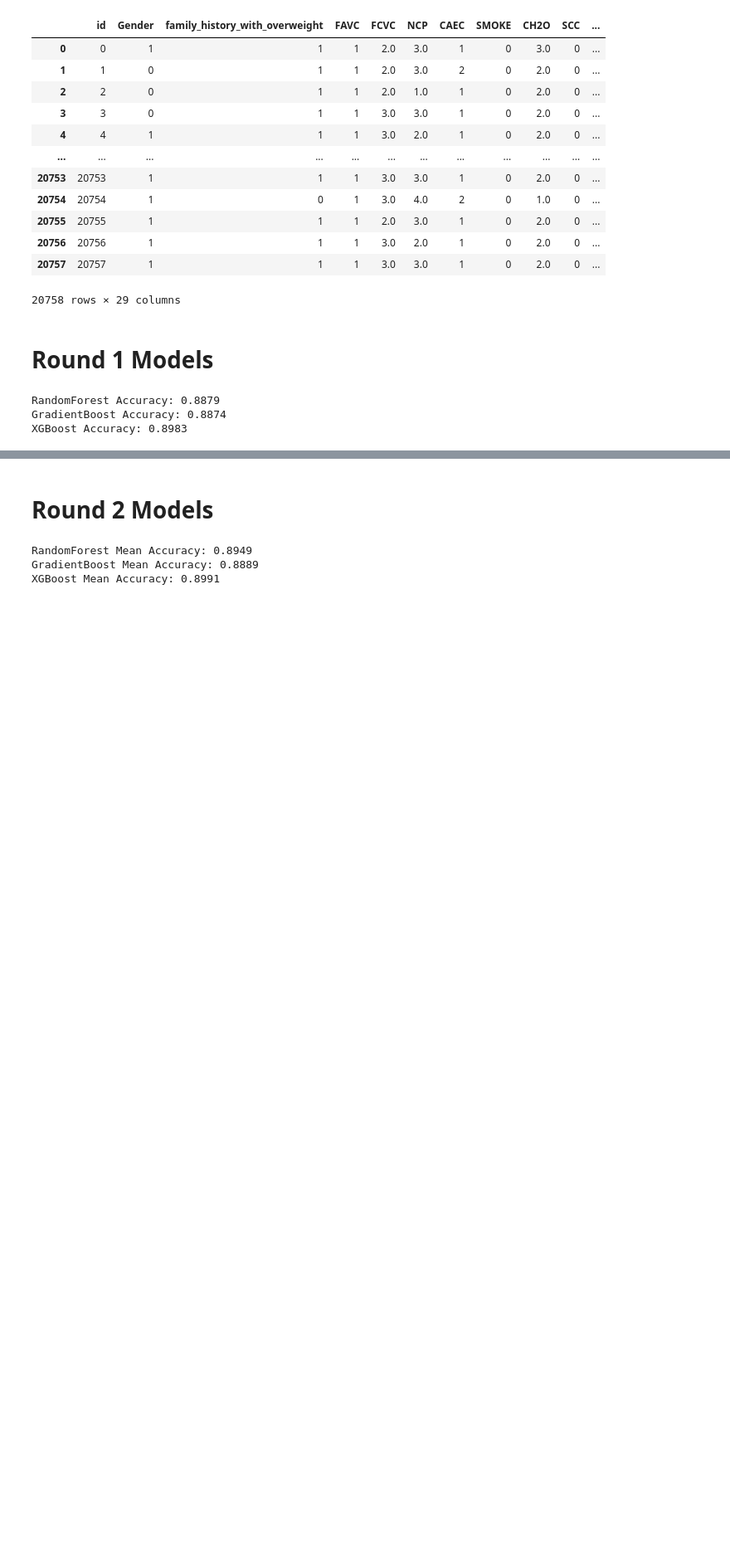
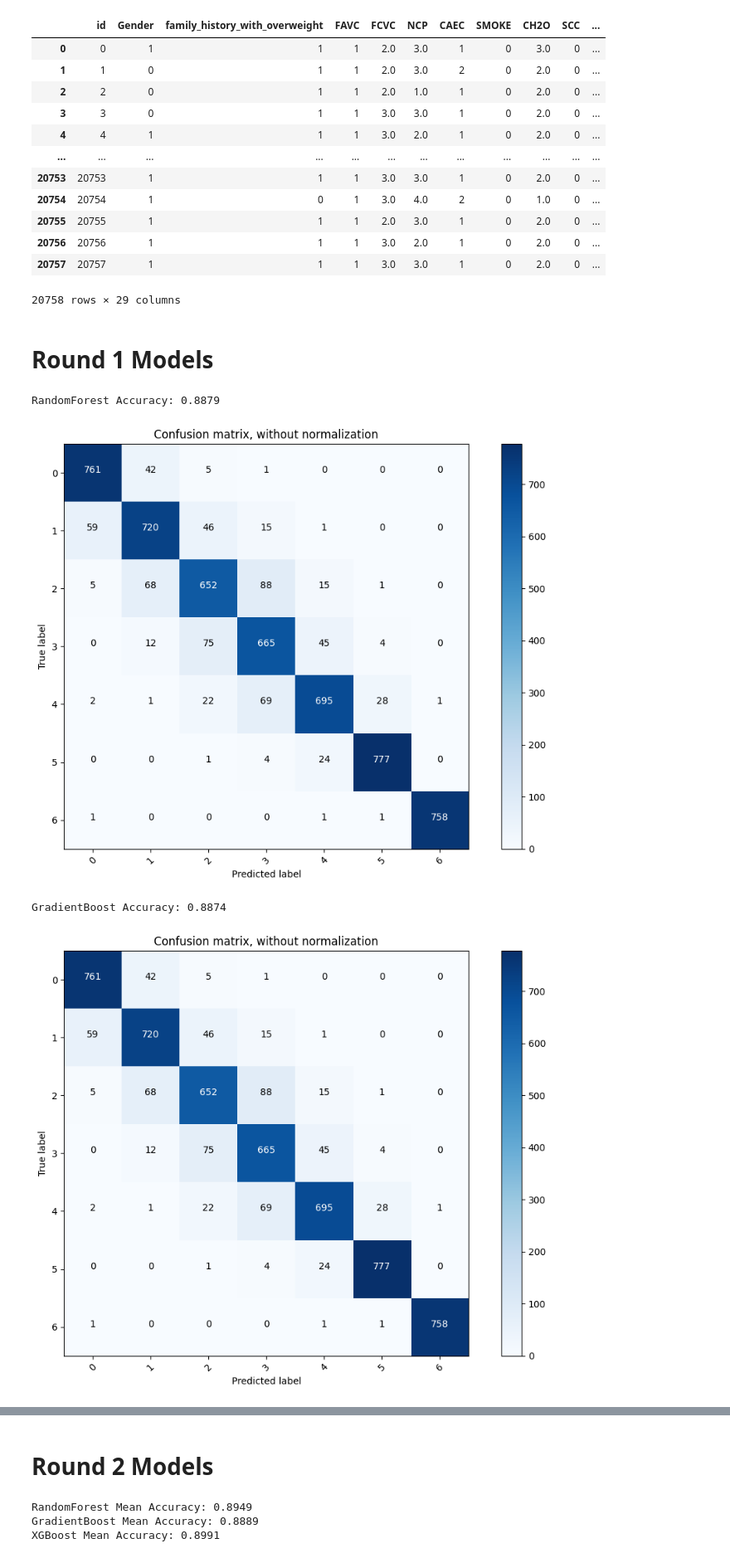
Before and after one commit to Swelem/obesity_risk, a Jupyter notebook: BeforeCHANGE.ipynb, the cells around one changed output, grey strips where cells are left out. Shown: that part at 83% size. Saved outputs shown, nothing was run; the diff lists cells and outputs as text; code cells hidden in the pictures; blank space fills up the shorter version.

```diff
--- a/BeforeCHANGE.ipynb
+++ b/BeforeCHANGE.ipynb
@@ -490,29 +512,39 @@ from sklearn.metrics import accuracy_score
 # %%
 X = df_train.drop(['NObeyesdad', 'id'], axis=1)
 y = df_train['NObeyesdad']
 
 X_train, X_test, y_train, y_test = train_test_split(X, y, test_size=0.2, random_state=42)
 models = [
     ##('DecisionTree', DecisionTreeClassifier(random_state=42)),
     ('RandomForest', RandomForestClassifier(random_state=42)),
     ('GradientBoost', GradientBoostingClassifier(random_state=42)),
     ##('LogisticRegression', LogisticRegression(max_iter=1000, random_state=42)),
     ##('SVM', SVC(random_state=42)),
     ##('KNN', KNeighborsClassifier()),
     ('XGBoost', XGBClassifier(random_state=42))
 ]
 best_model = None
 best_accuracy = 0
 
 for name, model in models:
     model.fit(X_train, y_train)  # Assuming X_train and y_train are your training data
     accuracy = model.score(X_test, y_test)  # Assuming X_test and y_test are your test data
     print(f"{name} Accuracy: {accuracy:.4f}")
+    classes = model.classes_
+
+    # Assuming you have computed y_pred using your RandomForestClassifier
+    cm = compute_confusion_matrix(y_test, y_pred, classes)
+
+    # Plot confusion matrix
+    plt.figure(figsize=(10, 7))
+    plot_confusion_matrix(cm, classes=classes)
+    plt.show()
 
     if accuracy > best_accuracy:
         best_accuracy = accuracy
         best_model = model
 # %% [output]
 RandomForest Accuracy: 0.8879
-GradientBoost Accuracy: 0.8874
-XGBoost Accuracy: 0.8983
+[figure, added]
+GradientBoost Accuracy: 0.8874
+[figure, added]
```
Also changed, not shown: parts of 10 cells of this notebook.
